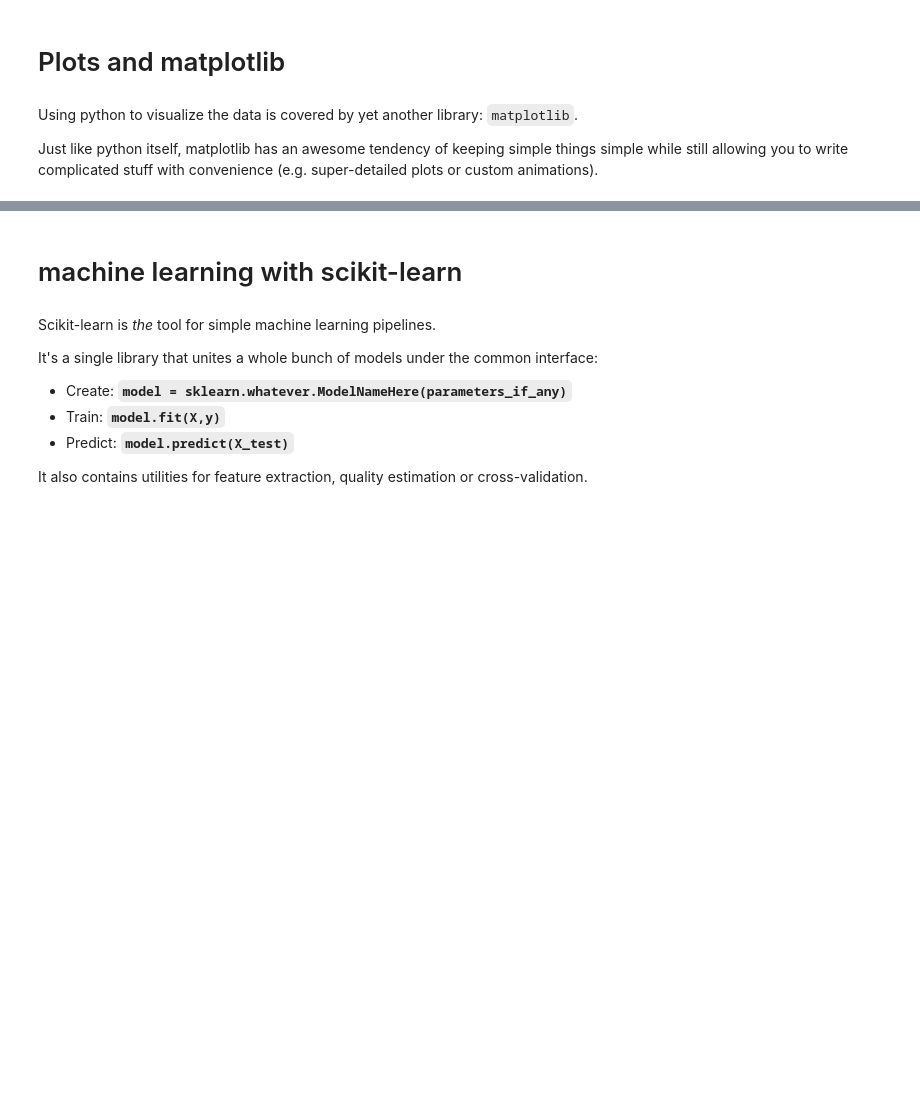
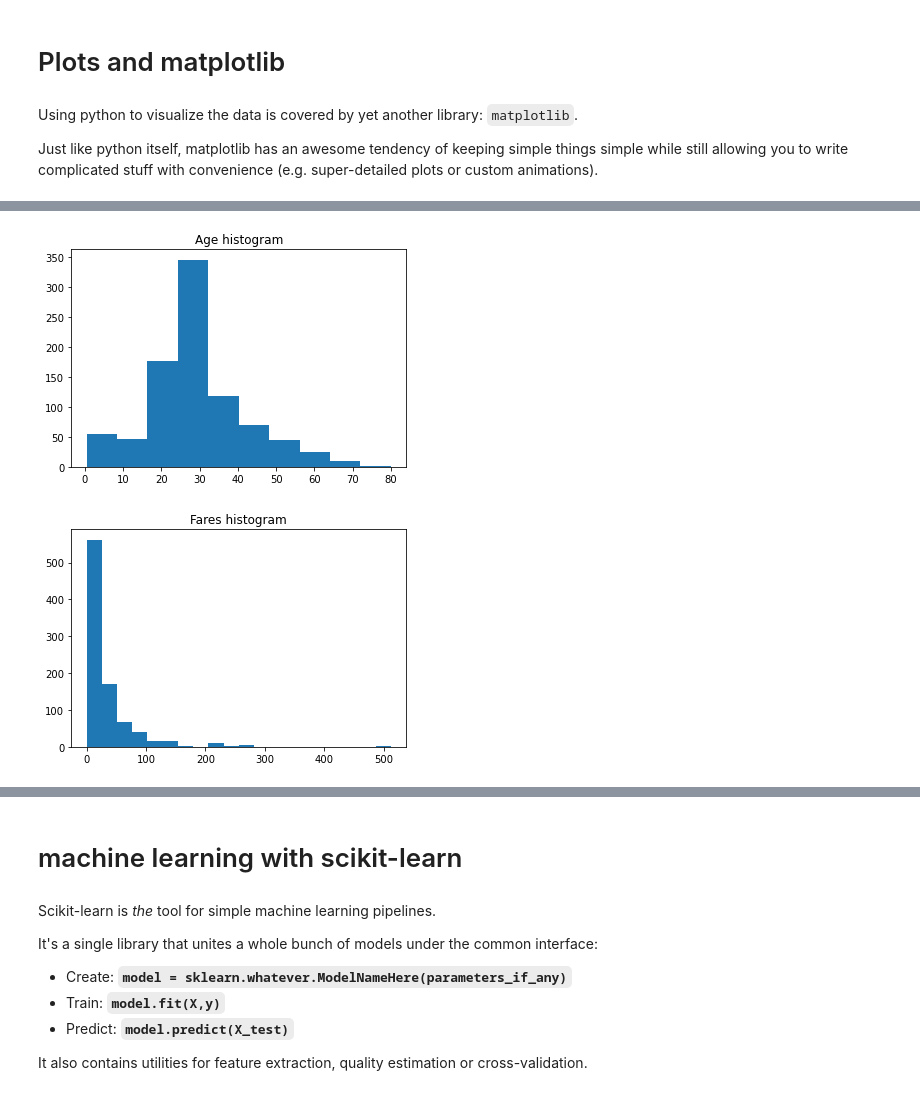
Before and after one commit to postolache/onboarding-ml, a Jupyter notebook: 02. Data Handling and Linear Regression/data-handling.ipynb, the cells around one changed output, grey strips where cells are left out. Cells and saved outputs as stored; diff of their text form; code cells hidden in the pictures; blank space fills up the shorter version.

```diff
--- a/02. Data Handling and Linear Regression/data-handling.ipynb
+++ b/02. Data Handling and Linear Regression/data-handling.ipynb
@@ -279,11 +557,20 @@ plt.hist([0,1,1,1,2,2,3,3,3,3,3,4,4,5,5,5,6,7,7,8,9,10], bins=5);
 # %%
 # plot a histogram of age and a histogram of ticket fares on separate plots
 
 ages = data["Age"]
 fares = data["Fare"]
 
-# your code here
-raise NotImplementedError
+plt.figure()
+plt.title("Age histogram")
+plt.hist(ages)
+
+plt.figure()
+plt.title("Fares histogram")
+plt.hist(fares,bins=20)
+plt.show()
+# %% [output]
+[figure, added]
+[figure, added]
 # %%
 plt.scatter(data['Age'],
             np.log1p(data['Fare']),
```
Also changed, not shown: parts of 41 cells of this notebook, 1 other file.
